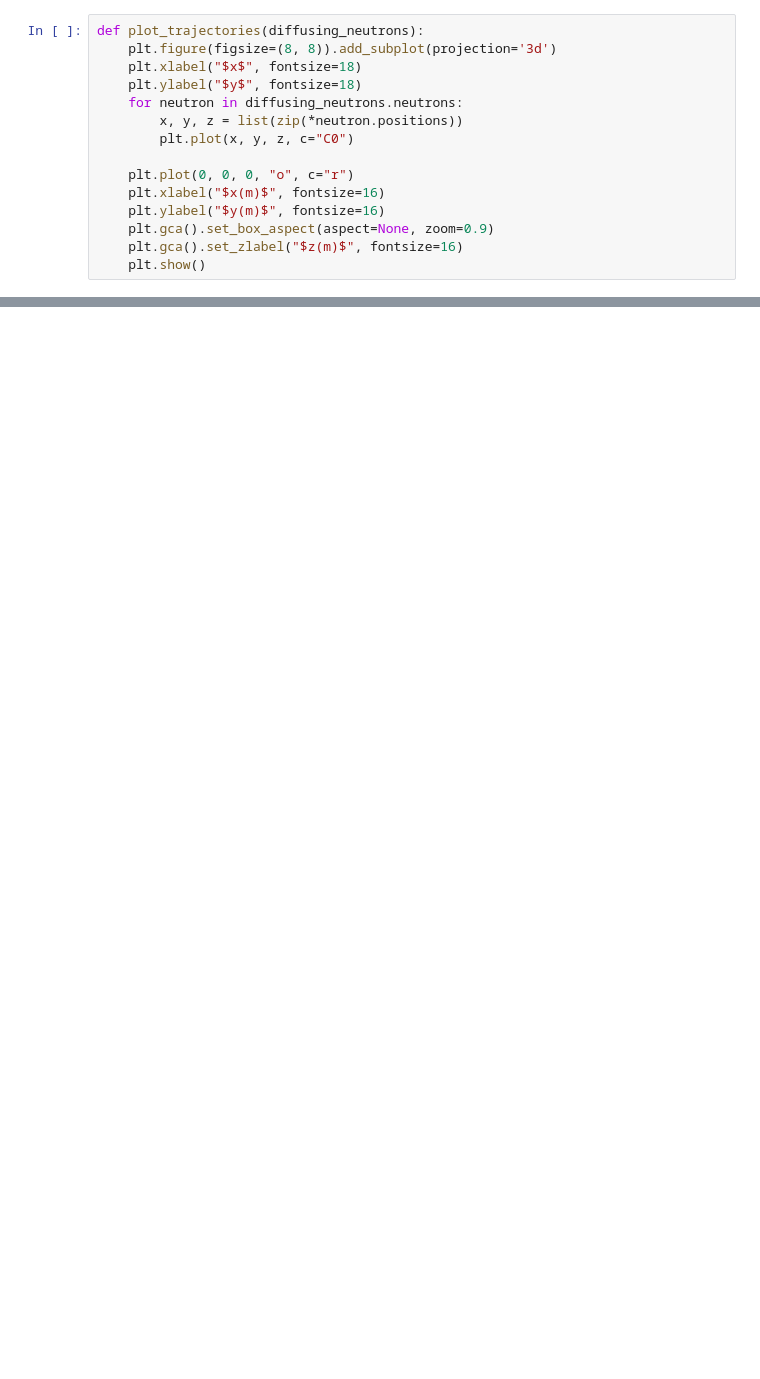
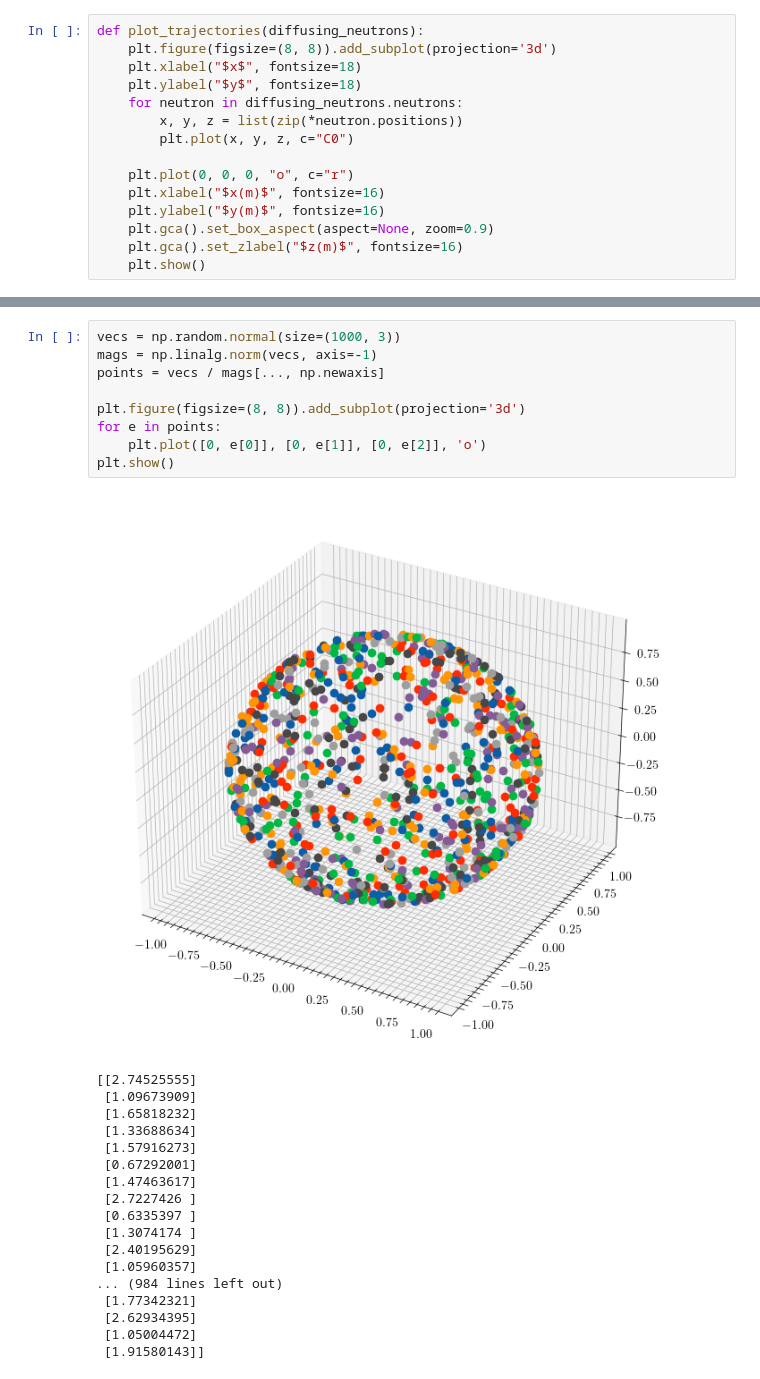
Before and after one commit to DerkNiessink/NeutroWater, a Jupyter notebook: collision.ipynb, the cells around one changed output, grey strips where cells are left out. Saved outputs shown, nothing was run; the diff lists cells and outputs as text; blank space fills up the shorter version.

```diff
--- a/collision.ipynb
+++ b/collision.ipynb
@@ -39,0 +53,28 @@ plot_trajectories(diffusing_neutrons)
+# %%
+vecs = np.random.normal(size=(1000, 3))
+mags = np.linalg.norm(vecs, axis=-1)
+points = vecs / mags[..., np.newaxis]
+
+plt.figure(figsize=(8, 8)).add_subplot(projection='3d')
+for e in points:
+    plt.plot([0, e[0]], [0, e[1]], [0, e[2]], 'o')
+plt.show()
+# %% [output]
+[figure, added]
+[[2.74525555]
+ [1.09673909]
+ [1.65818232]
+ [1.33688634]
+ [1.57916273]
+ [0.67292001]
+ [1.47463617]
+ [2.7227426 ]
+ [0.6335397 ]
+ [1.3074174 ]
+ [2.40195629]
+ [1.05960357]
+... (984 lines left out)
+ [1.77342321]
+ [2.62934395]
+ [1.05004472]
+ [1.91580143]]
```
Also changed, not shown: parts of 5 cells of this notebook, 1 other file.
